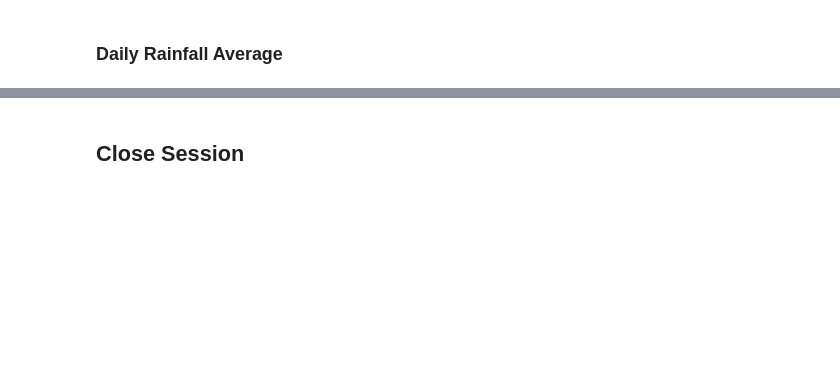
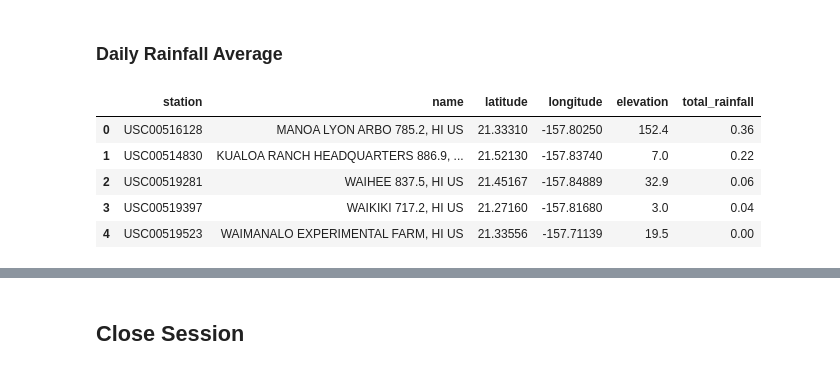
Before and after one commit to tarakp/Data_Analytics, a Jupyter notebook: 10-SQLalchemy-Challenge/temp_analysis_bonus_2_starter.ipynb, the cells around one changed output, grey strips where cells are left out. Drawn from its saved outputs; the diff is of its cells as text; code cells hidden in the pictures; blank space fills up the shorter version.

```diff
--- a/10-SQLalchemy-Challenge/temp_analysis_bonus_2_starter.ipynb
+++ b/10-SQLalchemy-Challenge/temp_analysis_bonus_2_starter.ipynb
@@ -75,7 +94,22 @@ print(calc_temps('2016-08-09', '2017-08-01'))
 # %%
 # Calculate the total amount of rainfall per weather station for your trip dates using the previous year's
 # matching dates.
 # Sort this in descending order by precipitation amount and list the station, name, latitude, longitude, and elevation
+result = session.query(Station.station, Station.name, Station.latitude, Station.longitude, Station.elevation, func.sum(Measurement.prcp).label('total_rainfall')).\
+    filter(Station.station == Measurement.station).\
+        filter(Measurement.date >= '2017-08-01').\
+            filter(Measurement.date <= '2017-08-07').\
+                order_by(func.sum(Measurement.prcp).desc()).\
+                    group_by(Station.station).all()
+result
+pd.DataFrame(result)
+# %% [output]
+|  | station | name | latitude | longitude | elevation | total_rainfall |
+| 0 | USC00516128 | MANOA LYON ARBO 785.2, HI US | 21.33310 | -157.80250 | 152.4 | 0.36 |
+| 1 | USC00514830 | KUALOA RANCH HEADQUARTERS 886.9, ... | 21.52130 | -157.83740 | 7.0 | 0.22 |
+| 2 | USC00519281 | WAIHEE 837.5, HI US | 21.45167 | -157.84889 | 32.9 | 0.06 |
+| 3 | USC00519397 | WAIKIKI 717.2, HI US | 21.27160 | -157.81680 | 3.0 | 0.04 |
+| 4 | USC00519523 | WAIMANALO EXPERIMENTAL FARM, HI US | 21.33556 | -157.71139 | 19.5 | 0.00 |
 # %%
 # Use this function to calculate the daily normals
 # (i.e. the averages for tmin, tmax, and tavg for all historic data matching a specific month and day)
```
Also changed, not shown: parts of 5 cells of this notebook, 1 other file.
